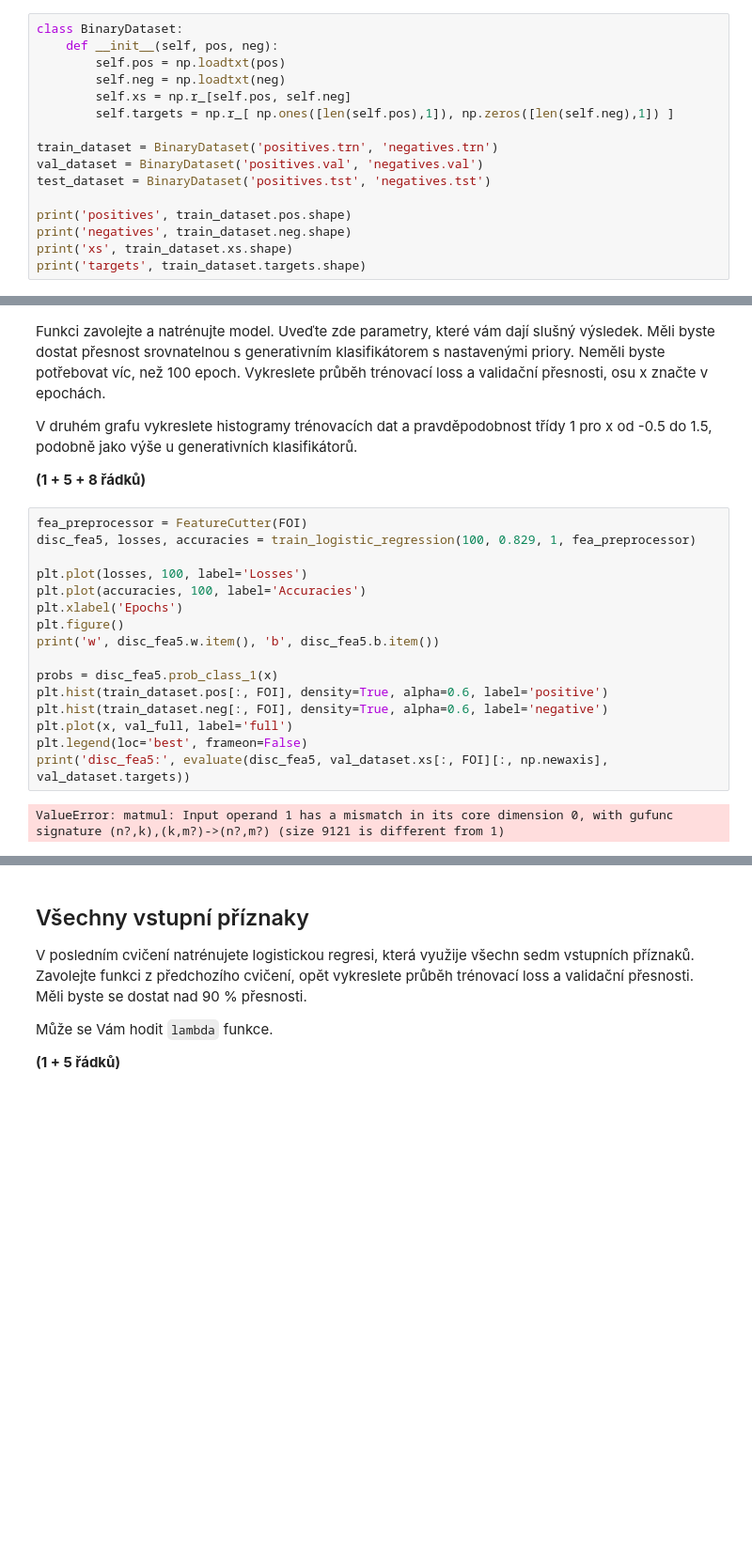
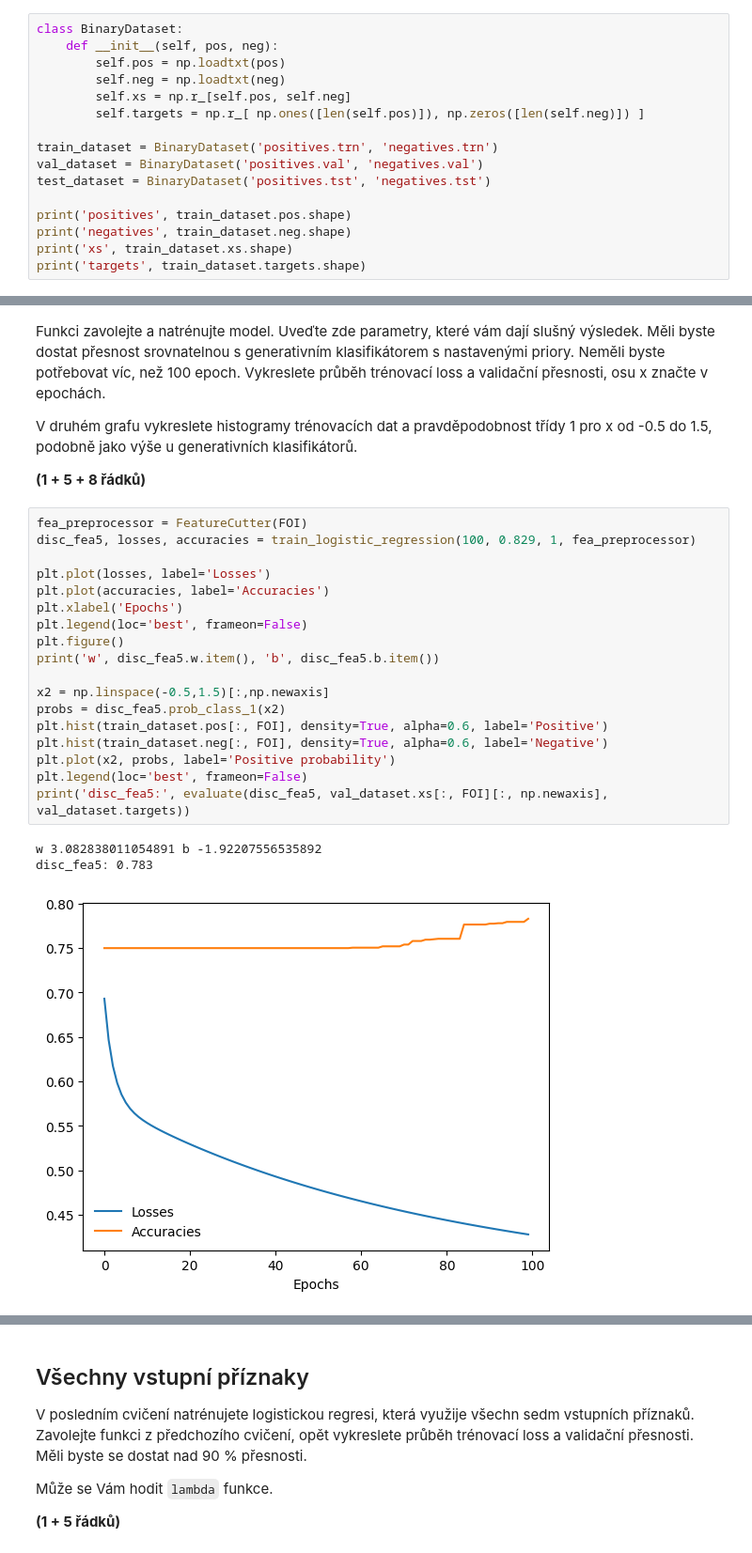
Before and after one commit to sebastianKrajnak/SUI, a Jupyter notebook: Project 2 - ML/zadani.ipynb, the cells around one changed output, grey strips where cells are left out. Shown: that part at 94% size. Drawn from its saved outputs; the diff is of its cells as text; blank space fills up the shorter version.

```diff
--- a/Project 2 - ML/zadani.ipynb
+++ b/Project 2 - ML/zadani.ipynb
@@ -33,7 +33,7 @@ class BinaryDataset:
         self.pos = np.loadtxt(pos)
         self.neg = np.loadtxt(neg)
         self.xs = np.r_[self.pos, self.neg]
-        self.targets = np.r_[ np.ones([len(self.pos),1]), np.zeros([len(self.neg),1]) ]
+        self.targets = np.r_[ np.ones([len(self.pos)]), np.zeros([len(self.neg)]) ]
 
 train_dataset = BinaryDataset('positives.trn', 'negatives.trn')
 val_dataset = BinaryDataset('positives.val', 'negatives.val')
@@ -292,18 +287,22 @@ V druhém grafu vykreslete histogramy trénovacích dat a pravděpodobnost tří
 # %%
 fea_preprocessor = FeatureCutter(FOI)
 disc_fea5, losses, accuracies = train_logistic_regression(100, 0.829, 1, fea_preprocessor)
 
-plt.plot(losses, 100, label='Losses')
-plt.plot(accuracies, 100, label='Accuracies')
+plt.plot(losses, label='Losses')
+plt.plot(accuracies, label='Accuracies')
 plt.xlabel('Epochs')
+plt.legend(loc='best', frameon=False)
 plt.figure()
 print('w', disc_fea5.w.item(), 'b', disc_fea5.b.item())
 
-probs = disc_fea5.prob_class_1(x)
-plt.hist(train_dataset.pos[:, FOI], density=True, alpha=0.6, label='positive')
-plt.hist(train_dataset.neg[:, FOI], density=True, alpha=0.6, label='negative')
-plt.plot(x, val_full, label='full')
+x2 = np.linspace(-0.5,1.5)[:,np.newaxis]
+probs = disc_fea5.prob_class_1(x2)
+plt.hist(train_dataset.pos[:, FOI], density=True, alpha=0.6, label='Positive')
+plt.hist(train_dataset.neg[:, FOI], density=True, alpha=0.6, label='Negative')
+plt.plot(x2, probs, label='Positive probability')
 plt.legend(loc='best', frameon=False)
 print('disc_fea5:', evaluate(disc_fea5, val_dataset.xs[:, FOI][:, np.newaxis], val_dataset.targets))
 # %% [output]
-ValueError: matmul: Input operand 1 has a mismatch in its core dimension 0, with gufunc signature (n?,k),(k,m?)->(n?,m?) (size 9121 is different from 1)
+w 3.082838011054891 b -1.92207556535892
+disc_fea5: 0.783
+[figure, added]
```
Also changed, not shown: parts of 5 cells of this notebook.
